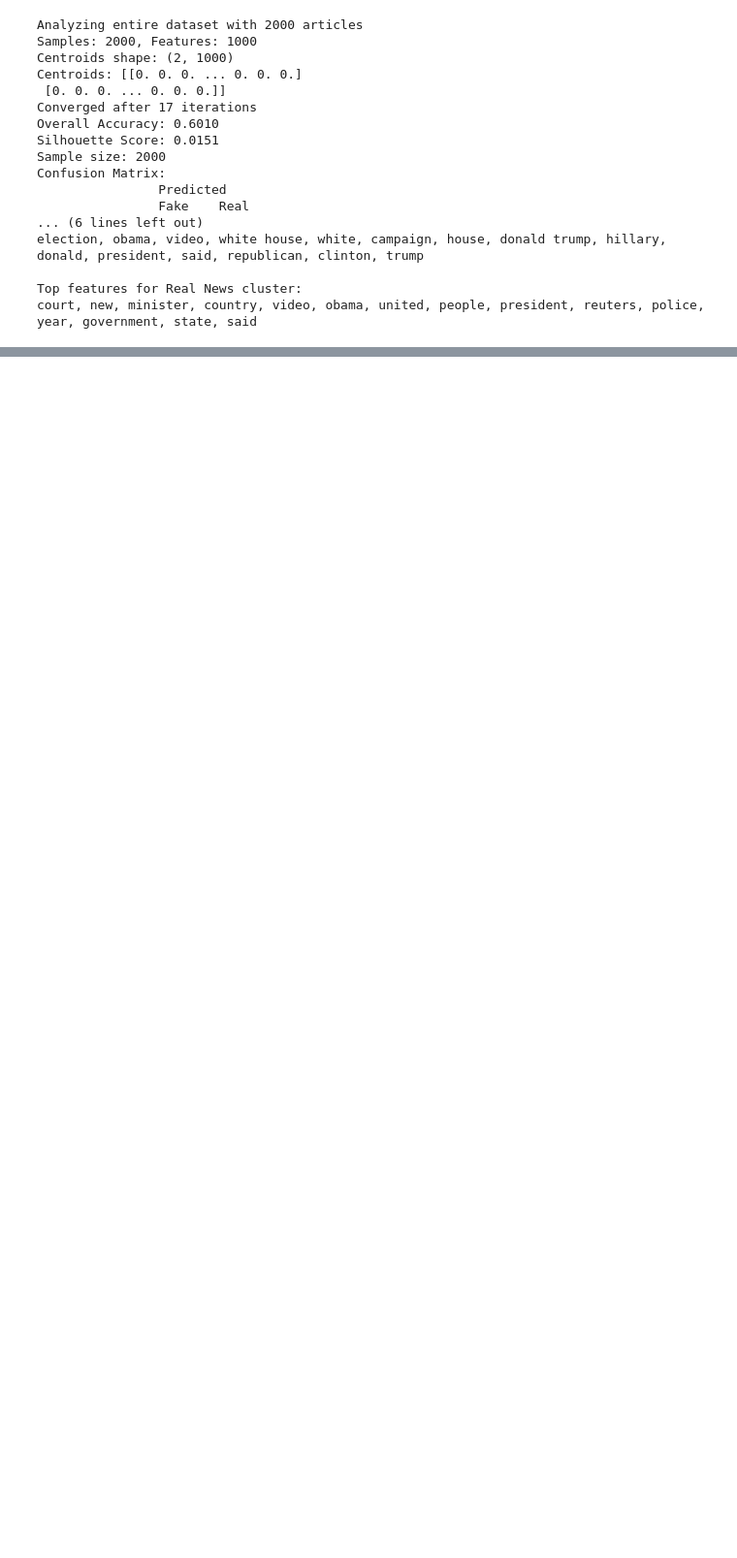
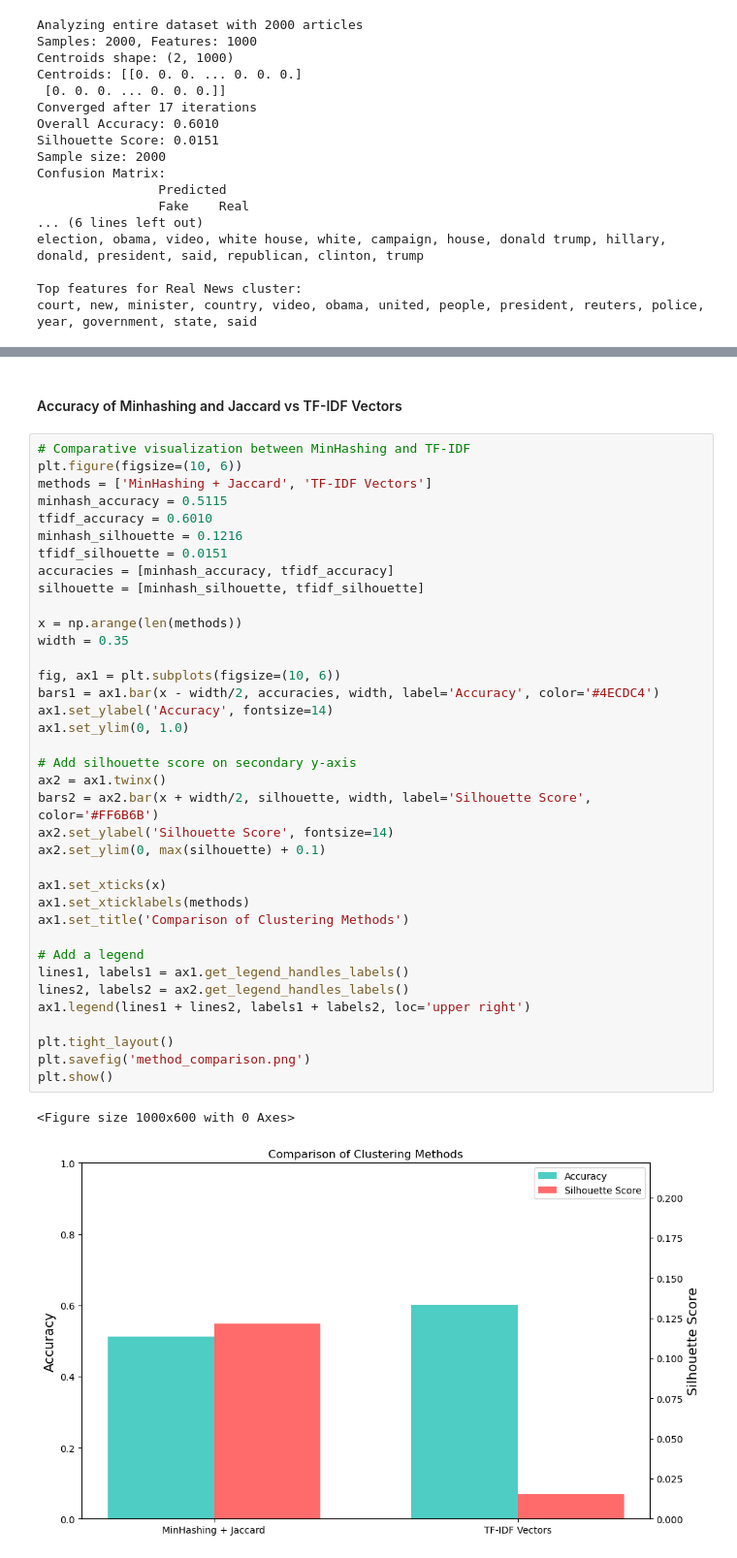
Before and after one commit to JohnDanekind/Fake-News-Unsupervised, a Jupyter notebook: src/project.ipynb, the cells around one changed output, grey strips where cells are left out. Shown at 97% size. Saved outputs shown, nothing was run; the diff lists cells and outputs as text; blank space fills up the shorter version.

```diff
--- a/src/project.ipynb
+++ b/src/project.ipynb
@@ -854,0 +1184,42 @@ lerner, trash, information, hillary clinton, state, server, hillary, soros, emai
+# %% [markdown]
+#### Accuracy of Minhashing and Jaccard vs TF-IDF Vectors
+# %%
+# Comparative visualization between MinHashing and TF-IDF
+plt.figure(figsize=(10, 6))
+methods = ['MinHashing + Jaccard', 'TF-IDF Vectors']
+minhash_accuracy = 0.5115
+tfidf_accuracy = 0.6010
+minhash_silhouette = 0.1216
+tfidf_silhouette = 0.0151
+accuracies = [minhash_accuracy, tfidf_accuracy]
+silhouette = [minhash_silhouette, tfidf_silhouette]
+
+x = np.arange(len(methods))
+width = 0.35
+
+fig, ax1 = plt.subplots(figsize=(10, 6))
+bars1 = ax1.bar(x - width/2, accuracies, width, label='Accuracy', color='#4ECDC4')
+ax1.set_ylabel('Accuracy', fontsize=14)
+ax1.set_ylim(0, 1.0)
+
+# Add silhouette score on secondary y-axis
+ax2 = ax1.twinx()
+bars2 = ax2.bar(x + width/2, silhouette, width, label='Silhouette Score', color='#FF6B6B')
+ax2.set_ylabel('Silhouette Score', fontsize=14)
+ax2.set_ylim(0, max(silhouette) + 0.1)
+
+ax1.set_xticks(x)
+ax1.set_xticklabels(methods)
+ax1.set_title('Comparison of Clustering Methods')
+
+# Add a legend
+lines1, labels1 = ax1.get_legend_handles_labels()
+lines2, labels2 = ax2.get_legend_handles_labels()
+ax1.legend(lines1 + lines2, labels1 + labels2, loc='upper right')
+
+plt.tight_layout()
+plt.savefig('method_comparison.png')
+plt.show()
+# %% [output]
+<Figure size 1000x600 with 0 Axes>
+[figure, added]
```
Also changed, not shown: parts of 25 cells of this notebook, 7 other files.
